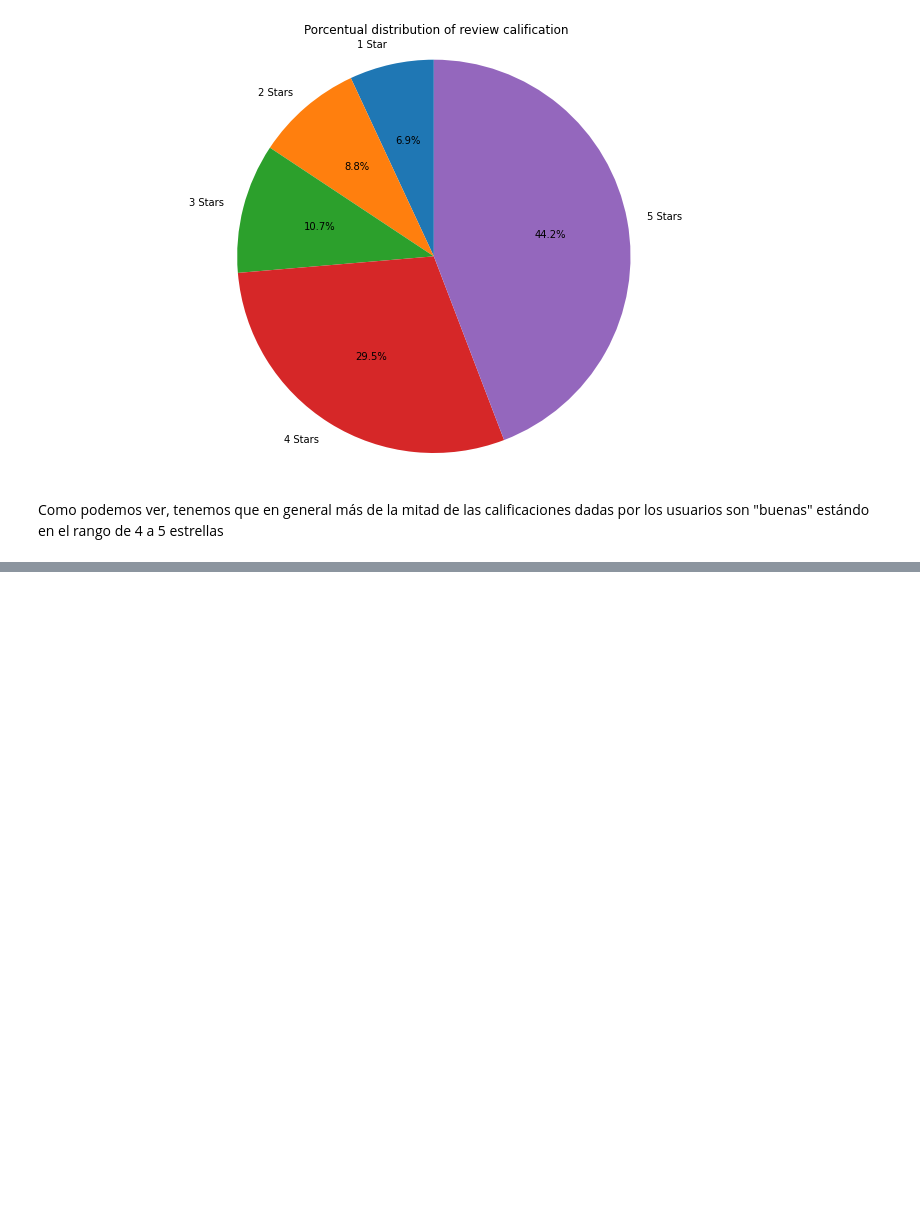
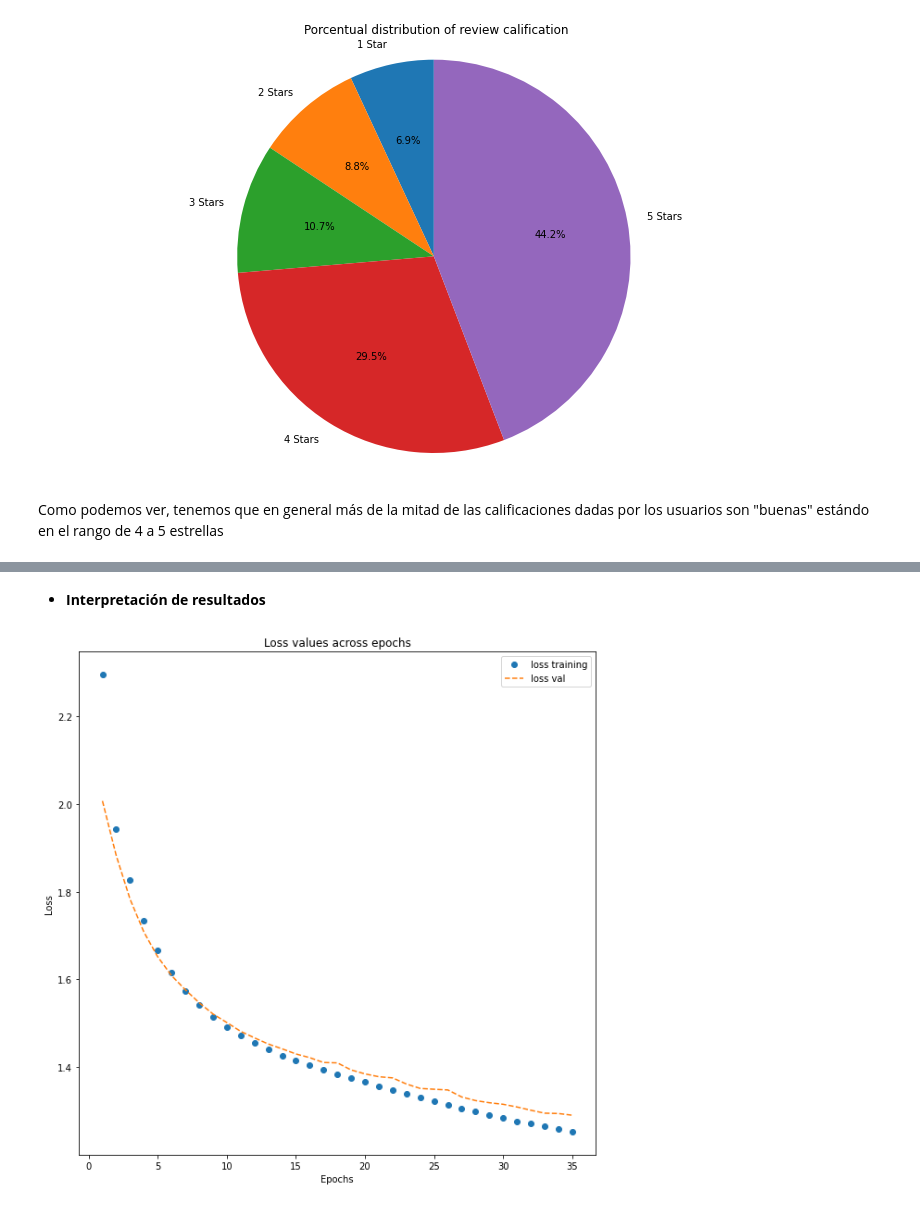
Before and after one commit to jsmontoyaco/Sistemas-Inteligentes-Proyecto-Final, a Jupyter notebook: TripAdvisor Neuronal Network.ipynb, the cells around one changed output, grey strips where cells are left out. Cells and saved outputs as stored; diff of their text form; code cells hidden in the pictures; blank space fills up the shorter version.

```diff
--- a/TripAdvisor Neuronal Network.ipynb
+++ b/TripAdvisor Neuronal Network.ipynb
@@ -239,0 +317,4 @@ InvalidArgumentError: ignored
+# %%
+# Categorizing
+y_train_categorical = to_categorical(y_train)
+y_test_categorical = to_categorical(y_test)
@@ -239,0 +335,5 @@ InvalidArgumentError: ignored
+# %%
+model = models.Sequential()
+model.add(layers.Dense(48, activation='relu', input_shape=(20000,), kernel_regularizer=regularizers.l2(0.01)))
+model.add(layers.Dense(32, activation='relu', kernel_regularizer=regularizers.l2(0.01) ) )
+model.add(layers.Dense(6, activation='softmax')) # Se quiere predecir que categoría tiene mayor probabilidad
@@ -239,0 +348,6 @@ InvalidArgumentError: ignored
+# %%
+x_val = X_train[:1000]
+partial_x_train = X_train[1000:]
+
+y_val = y_train_categorical[:1000]
+partial_y_train =  y_train_categorical[1000:]
@@ -239,0 +360,6 @@ InvalidArgumentError: ignored
+# %%
+history = model.fit(partial_x_train,
+                   partial_y_train,
+                   epochs=35,
+                   batch_size=512,
+                   validation_data=(x_val,y_val))
@@ -239,0 +384,18 @@ InvalidArgumentError: ignored
+# %% [markdown]
+* **Interpretación de resultados**
+# %%
+history_dict = history.history
+loss_values = history_dict['loss']
+val_loss_values = history_dict['val_loss']
+
+fig = plt.figure(figsize=(10,10))
+epoch = range(1,len(loss_values)+1)
+plt.plot(epoch,loss_values, 'o',label='loss training')
+plt.plot(epoch,val_loss_values, '--',label='loss val')
+plt.xlabel('Epochs')
+plt.ylabel('Loss')
+plt.title('Loss values across epochs')
+plt.legend()
+plt.show()
+# %% [output]
+[figure, added]
```
Also changed, not shown: parts of 80 cells of this notebook.
